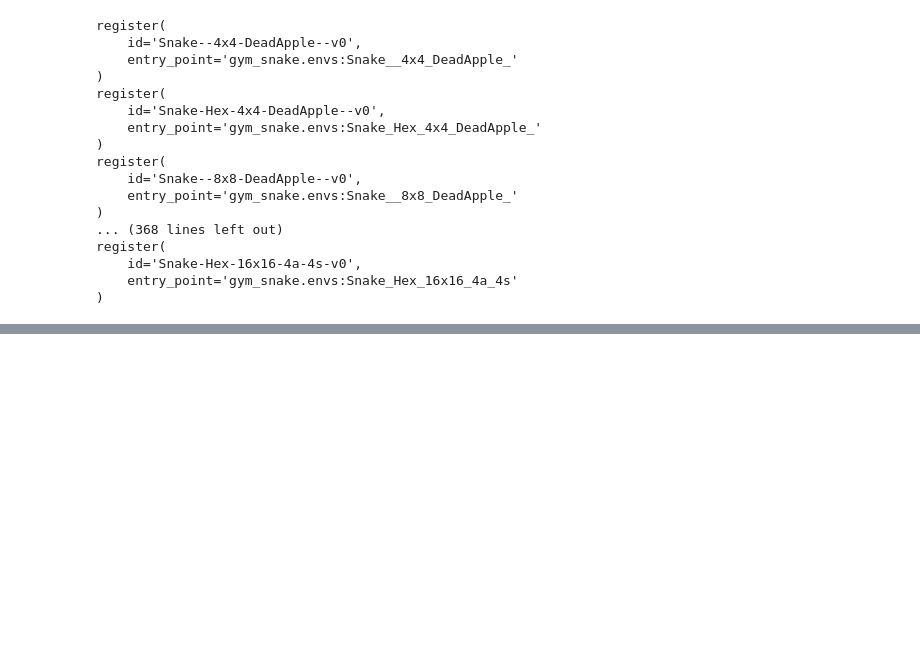
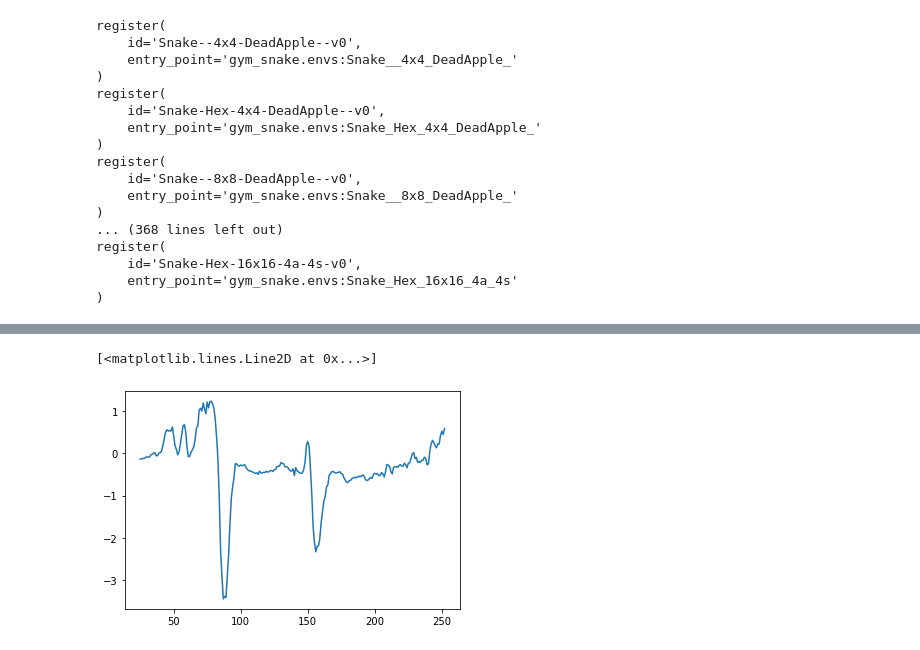
Before and after one commit to MaltheT/dl-project-grp21, a Jupyter notebook: src/snake_trainer_CNN.ipynb, the cells around one changed output, grey strips where cells are left out. Cells and saved outputs as stored; diff of their text form; code cells hidden in the pictures; blank space fills up the shorter version.

```diff
--- a/src/snake_trainer_CNN.ipynb
+++ b/src/snake_trainer_CNN.ipynb
@@ -94,7 +93,7 @@ class ReplayMemory(object):
         return len(self.memory)
 # %%
 resize = T.Compose([T.ToPILImage(),
-                    T.Resize(16, interpolation=Image.BOX),
+                    T.Resize(8, interpolation=Image.BOX),
                     T.ToTensor()])
 
 def get_screen():
@@ -105,7 +104,7 @@ def get_screen():
     # Convert to float, rescale, convert to torch tensor
     # (this doesn't require a copy)
     screen = np.ascontiguousarray(screen, dtype=np.float32) / 255
-    screen = torch.from_numpy(screen)
+    screen = torch.from_numpy(np.round(screen))
     # Resize, and add a batch dimension (BCHW) #TODO: CHANGE
     return resize(screen).unsqueeze(0)
 # %%
@@ -370,0 +399,11 @@ plt.plot(mean_loss[-len(mean_loss)+1000:])
+# %%
+running_avg = 100
+running_Q = []
+
+for index in range(len(moving_average_q_value) - running_avg + 1):
+    running_Q.append(np.mean(moving_average_q_value[index:index+running_avg]))
+
+plt.plot(moving_average_q_value)
+# %% [output]
+[<matplotlib.lines.Line2D at 0x...>]
+[figure, added]
```
Also changed, not shown: parts of 11 cells of this notebook, 1 other file.
